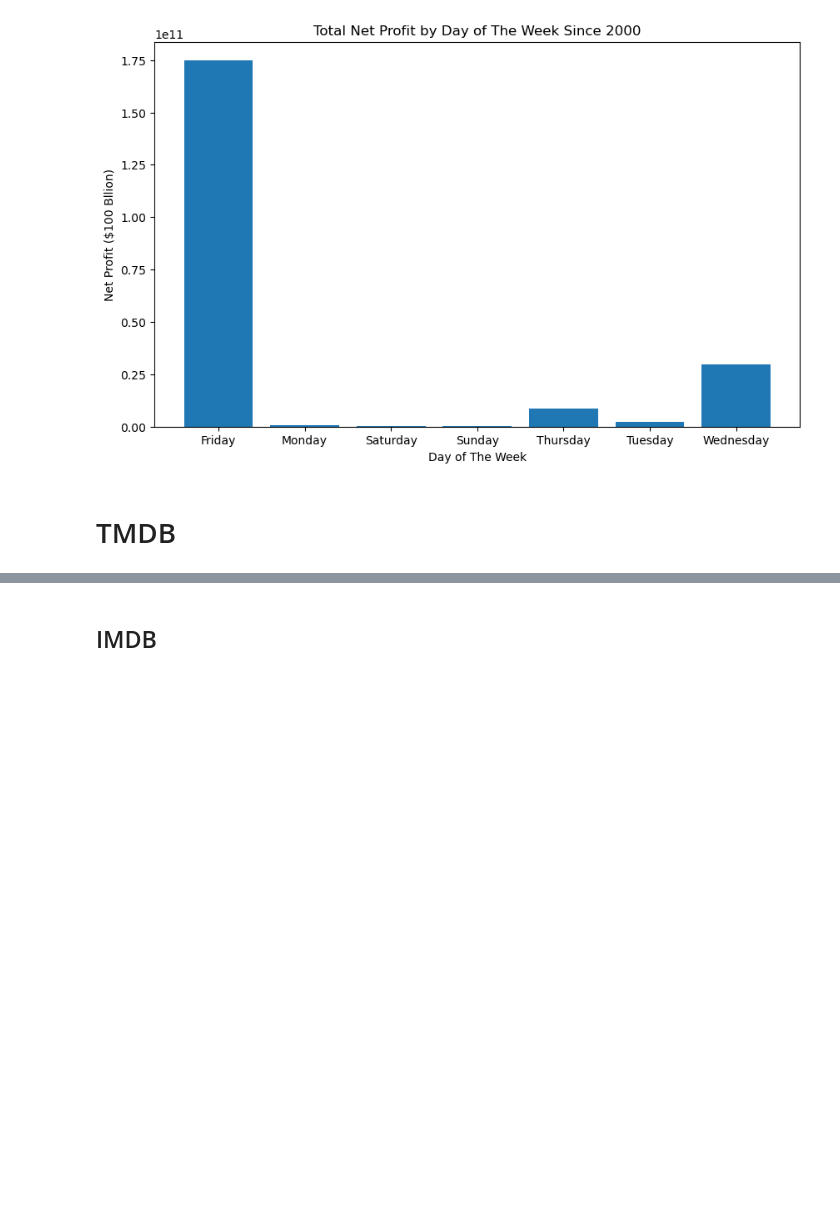
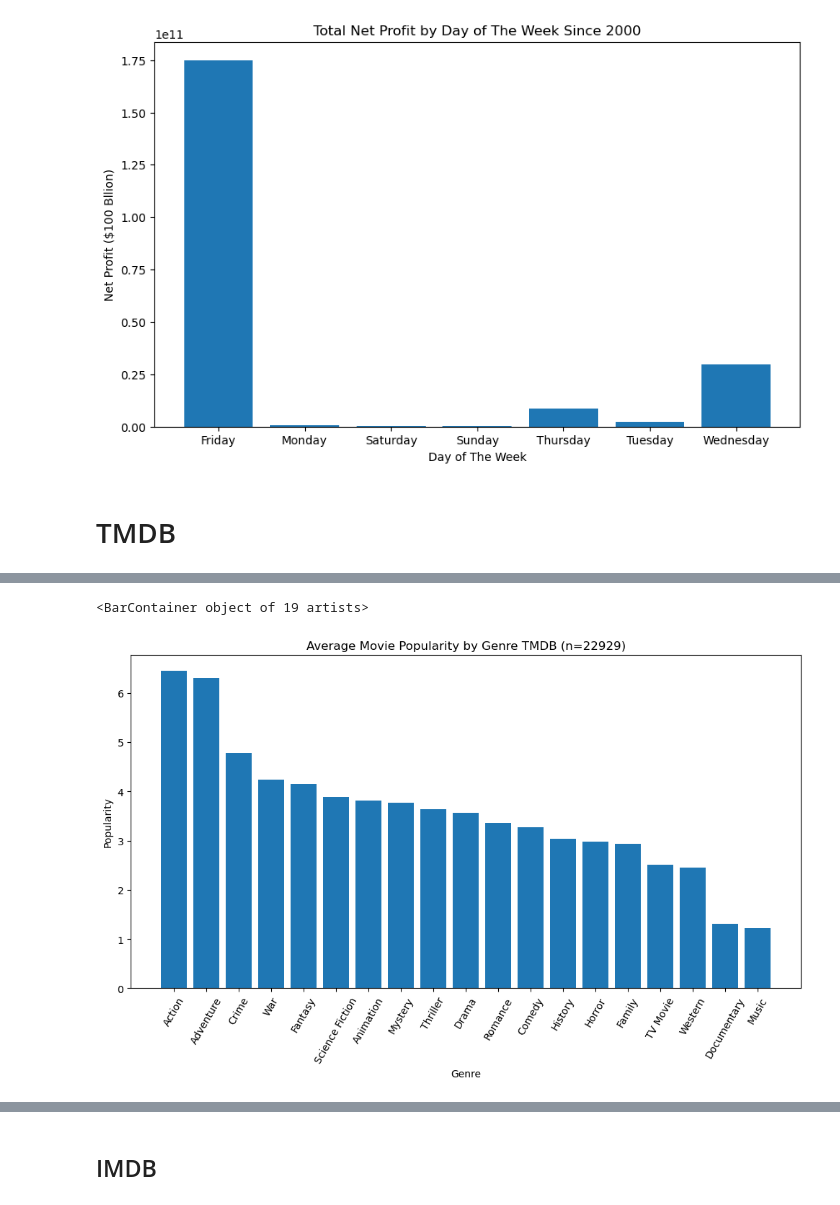
Before and after one commit to Gfatouras/Movie-Database-Analysis, a Jupyter notebook: student.ipynb, the cells around one changed output, grey strips where cells are left out. Cells and saved outputs as stored; diff of their text form; code cells hidden in the pictures; blank space fills up the shorter version.

```diff
--- a/student.ipynb
+++ b/student.ipynb
@@ -797,0 +946,15 @@ Name: genre_ids, Length: 25497, dtype: object
+# %%
+tmdb_pop_genre = tmdb_df[['popularity','genre_str']]
+tmdb_pop_genre =  tmdb_pop_genre.groupby(['genre_str'])['popularity'].mean().reset_index()
+tmdb_pop_genre = tmdb_pop_genre.sort_values(by='popularity',ascending= False)
+
+
+plt.figure(figsize=(12,6))
+plt.title('Average Movie Popularity by Genre TMDB'+" (n="+str(len(tmdb_df))+")")
+plt.xlabel('Genre')
+plt.ylabel('Popularity')
+plt.tick_params(axis='x', labelrotation=60)
+plt.bar(tmdb_pop_genre['genre_str'],tmdb_pop_genre['popularity'])
+# %% [output]
+<BarContainer object of 19 artists>
+[figure, added]
```
Also changed, not shown: parts of 60 cells of this notebook.
